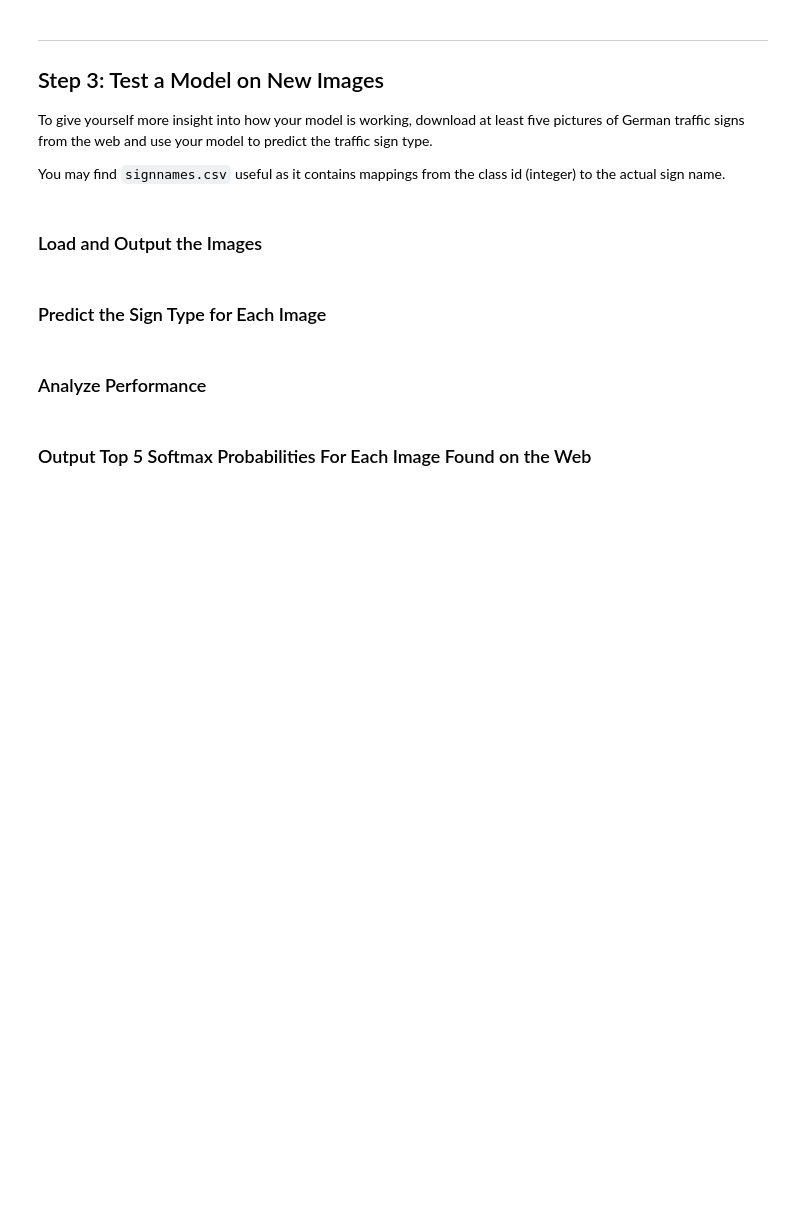
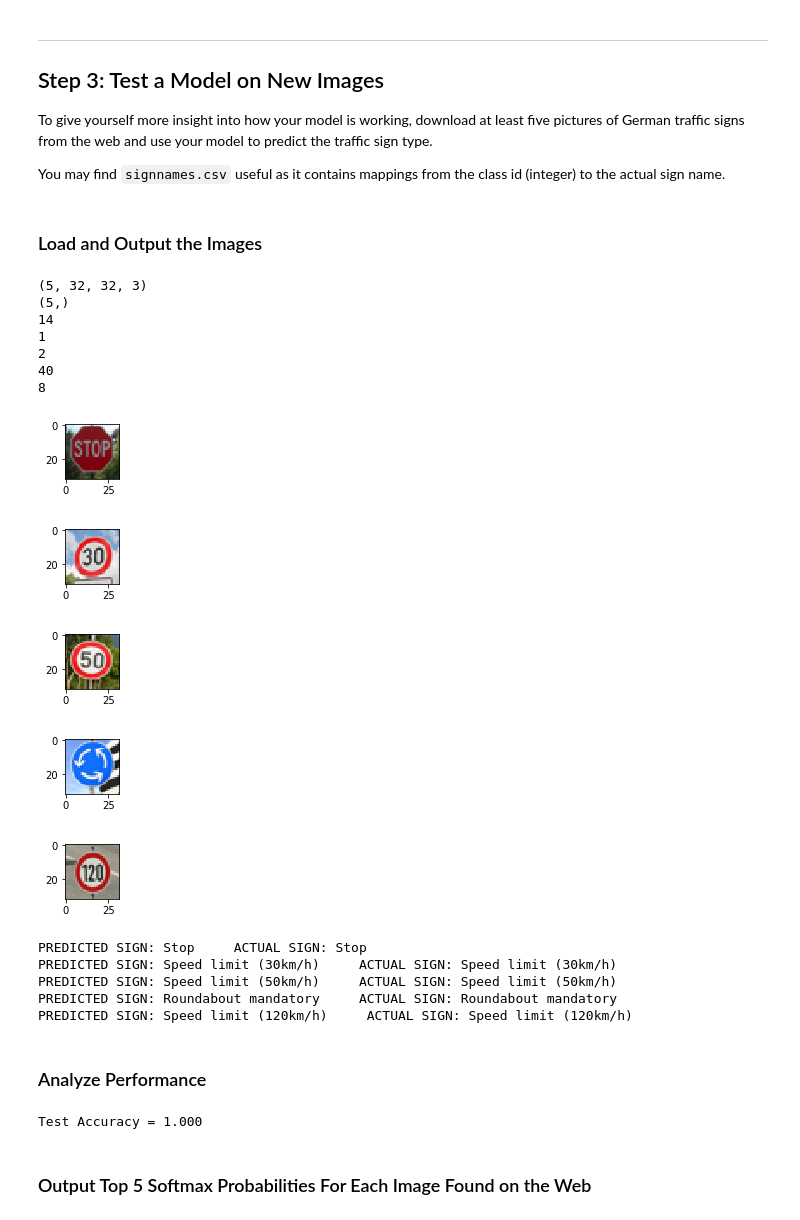
Before and after one commit to ArmanKh9/Traffic-Sign-Classifier, a Jupyter notebook: Traffic_Sign_Classifier.ipynb, the cells around one changed output. Saved outputs shown, nothing was run; the diff lists cells and outputs as text; code cells hidden in the pictures; blank space fills up the shorter version.

```diff
--- a/Traffic_Sign_Classifier.ipynb
+++ b/Traffic_Sign_Classifier.ipynb
@@ -268,7 +245,7 @@ y = tf.placeholder(tf.int32, (None))
 one_hot_y = tf.one_hot(y, 43)
 
 #training pipeline
-rate = 0.0046
+rate = 0.0048
 
 logits = LeNet(x)
 cross_entropy = tf.nn.softmax_cross_entropy_with_logits(labels=one_hot_y, logits=logits)
@@ -355,2 +337,41 @@ You may find `signnames.csv` useful as it contains mappings from the class id (i
-# %% [markdown]
-### Predict the Sign Type for Each Image
+# %%
+### Load the images and plot them here.
+### Feel free to use as many code cells as needed.
+import cv2
+p1 = cv2.imread('pics/p_1.png')
+p2 = cv2.imread('pics/p_2.png')
+p3 = cv2.imread('pics/p_3.png')
+p4 = cv2.imread('pics/p_4.png')
+p5 = cv2.imread('pics/p_5.png')
+
+q1=14
+q2=1
+q3=2
+q4=40
+q5=8
+
+new_test_img=np.array([p1,p2,p3,p4,p5])
+new_test_y=np.array([q1,q2,q3,q4,q5])
+
+for i in range(len(new_test_img)):
+    b ,g, r = cv2.split(new_test_img[i])
+    new_test_img[i]=cv2.merge([r,g,b])
+
+print(new_test_img.shape)
+print(new_test_y.shape)
+for i in range(5):
+    plt.figure(figsize=(1,1))
+    plt.imshow(new_test_img[i])
+# %% [output]
+(5, 32, 32, 3)
+(5,)
+14
+1
+2
+40
+8
+[figure, added]
+[figure, added]
+[figure, added]
+[figure, added]
+[figure, added]
@@ -358,11 +382,36 @@ You may find `signnames.csv` useful as it contains mappings from the class id (i
 ### Run the predictions here and use the model to output the prediction for each image.
 ### Make sure to pre-process the images with the same pre-processing pipeline used earlier.
 ### Feel free to use as many code cells as needed.
+import csv
+with open('signnames.csv', mode='r') as infile:
+    reader = csv.reader(infile)
+    next(reader, infile)
+    traffic_sign_labels = [rows[1] for rows in reader]
+
+with tf.Session() as sess:
+    saver.restore(sess, tf.train.latest_checkpoint('.'))
+    prediction=sess.run(logits, feed_dict={x:new_test_img })
+    predicted_labels_index=np.argmax(prediction, axis=1)
+    for i in range(len(predicted_labels_index)):
+        print('PREDICTED SIGN:',traffic_sign_labels[predicted_labels_index[i]], '    ACTUAL SIGN:',traffic_sign_labels[new_test_y[i]])
+# %% [output]
+PREDICTED SIGN: Stop     ACTUAL SIGN: Stop
+PREDICTED SIGN: Speed limit (30km/h)     ACTUAL SIGN: Speed limit (30km/h)
+PREDICTED SIGN: Speed limit (50km/h)     ACTUAL SIGN: Speed limit (50km/h)
+PREDICTED SIGN: Roundabout mandatory     ACTUAL SIGN: Roundabout mandatory
+PREDICTED SIGN: Speed limit (120km/h)     ACTUAL SIGN: Speed limit (120km/h)
 # %% [markdown]
 ### Analyze Performance
 # %%
 ### Calculate the accuracy for these 5 new images.
 ### For example, if the model predicted 1 out of 5 signs correctly, it's 20% accurate on these new images.
+with tf.Session() as sess:
+    saver.restore(sess, tf.train.latest_checkpoint('.'))
+
+    test_accuracy = evaluate(new_test_img, new_test_y)
+    print("Test Accuracy = {:.3f}".format(test_accuracy))
+# %% [output]
+Test Accuracy = 1.000
 # %% [markdown]
 ### Output Top 5 Softmax Probabilities For Each Image Found on the Web
 # %% [markdown]
```
Also changed, not shown: parts of 9 cells of this notebook.
